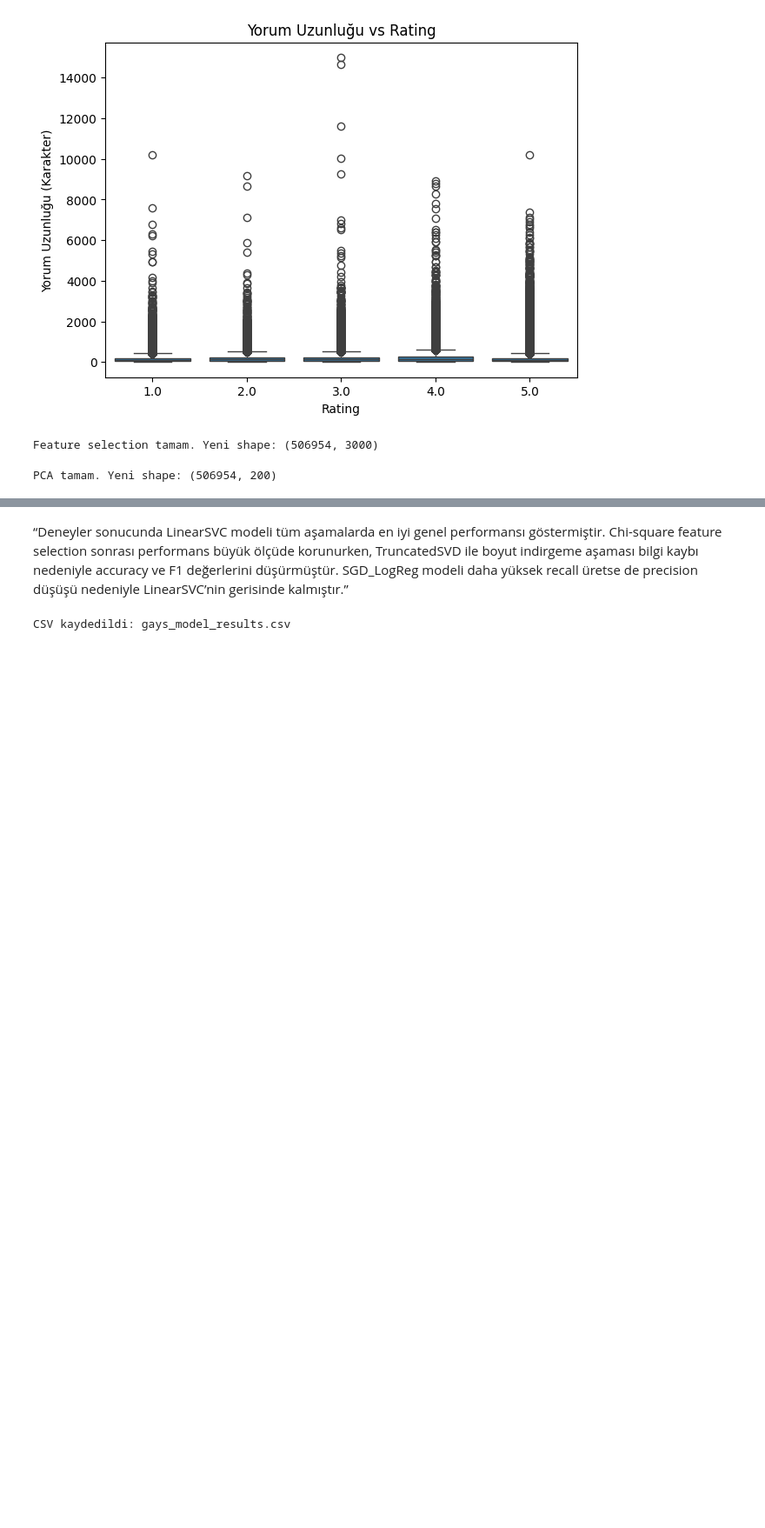
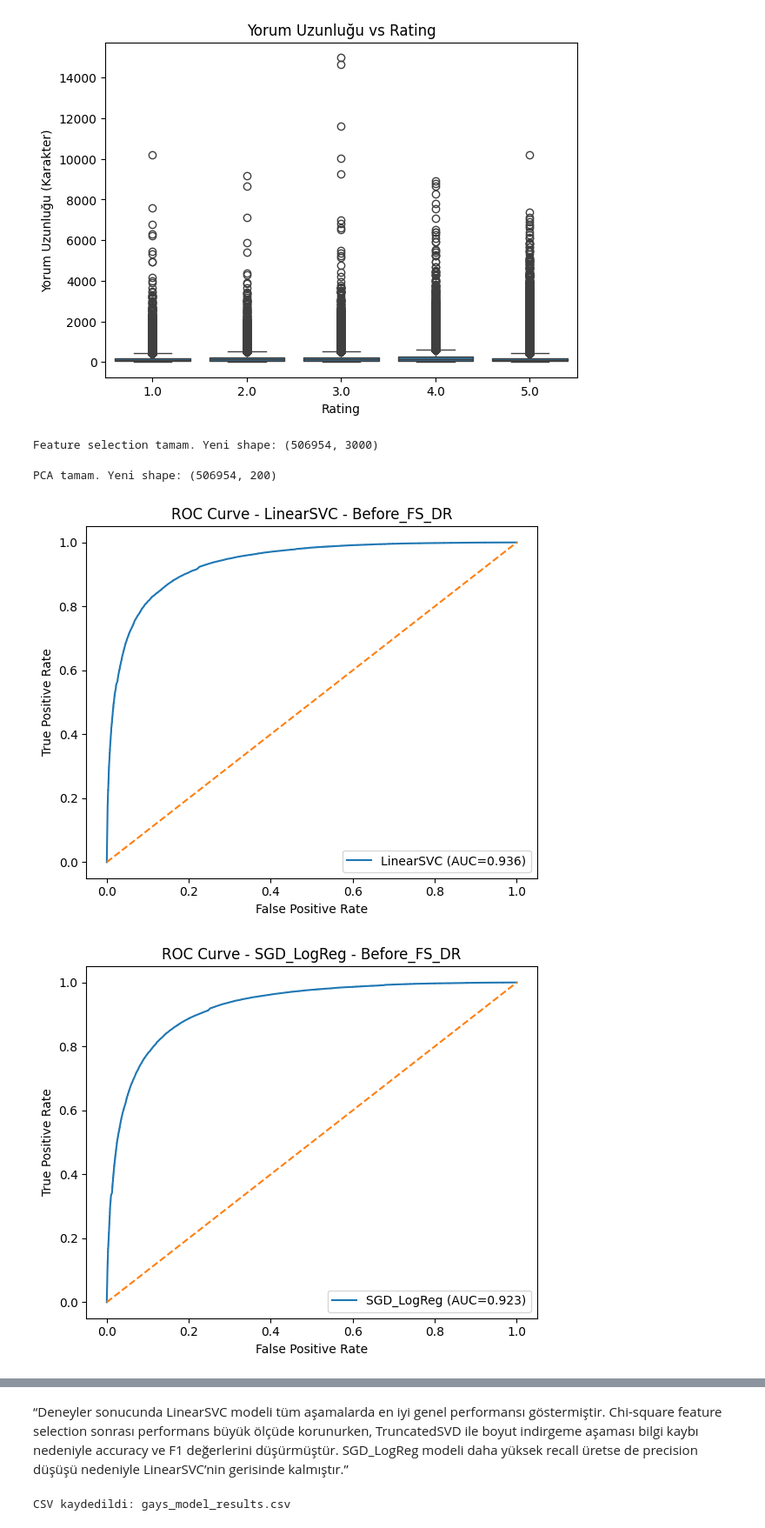
Before and after one commit to evil1341/Semicolon, a Jupyter notebook: Gays_Harmuş_22040301144_Semicolon_1.ipynb, the cells around one changed output, grey strips where cells are left out. Shown at 87% size. Cells and saved outputs as stored; diff of their text form; code cells hidden in the pictures; blank space fills up the shorter version.

```diff
--- a/Gays_Harmuş_22040301144_Semicolon_1.ipynb
+++ b/Gays_Harmuş_22040301144_Semicolon_1.ipynb
@@ -590,12 +590,18 @@ Bu dosyalar ekip üyelerinin model geliştirme aşamalarında eksiksiz şekilde
 from sklearn.model_selection import train_test_split
 # %%
 # Veri kümesini eğitim ve test olarak bölüyoruz
-# %80 eğitim, %20 test verisi olarak ayrılır
 X = merged_df["text"]
 y = merged_df["rating"]
 
+# Binary label önce (classification için)
+y_bin = (y >= 4).astype(int)
+
 X_train, X_test, y_train, y_test = train_test_split(
-    X, y, test_size=0.2, random_state=42
+    X,
+    y,
+    test_size=0.2,
+    random_state=42,
+    stratify=y_bin
 )
 # %% [markdown]
 Data Splitting (Train/Test Split)
@@ -844,8 +853,10 @@ plt.show()
 # %%
 from sklearn.feature_selection import SelectKBest, chi2
 
+y_train_bin = (y_train >= 4).astype(int)
+
 selector = SelectKBest(chi2, k=3000)
-X_train_fs = selector.fit_transform(X_train_tfidf, y_train)
+X_train_fs = selector.fit_transform(X_train_tfidf, y_train_bin)
 X_test_fs = selector.transform(X_test_tfidf)
 
 print("Feature selection tamam. Yeni shape:", X_train_fs.shape)
@@ -862,44 +873,82 @@ print("PCA tamam. Yeni shape:", X_train_pca.shape)
 # %% [output]
 PCA tamam. Yeni shape: (506954, 200)
 # %%
-from sklearn.metrics import accuracy_score, precision_score, recall_score, f1_score
+from sklearn.metrics import (
+    accuracy_score, precision_score, recall_score, f1_score,
+    roc_auc_score, roc_curve
+)
 from sklearn.svm import LinearSVC
 from sklearn.linear_model import SGDClassifier
+import matplotlib.pyplot as plt
+import os
+
+os.makedirs("outputs/roc_curves_base", exist_ok=True)
 
 # 1) Rating -> Binary (4-5 pozitif =1, 1-3 negatif =0)
 y_train_bin = (y_train >= 4).astype(int)
-y_test_bin  = (y_test >= 4).astype(int)
+y_test_bin  = (y_test  >= 4).astype(int)
 
-# 2) İki basit base model
+# 2) Base models
 models = {
     "LinearSVC": LinearSVC(),
     "SGD_LogReg": SGDClassifier(loss="log_loss", random_state=42, max_iter=1000)
 }
 
-# 3) Üç farklı veri aşaması
+# 3) Stages
 experiments = [
     ("Before_FS_DR",   X_train_tfidf, X_test_tfidf),
     ("After_FS(Chi2)", X_train_fs,    X_test_fs),
     ("After_DR(SVD)",  X_train_pca,   X_test_pca)
 ]
 
+def get_scores(model, X):
+    # ROC/AUC için continuous score
+    if hasattr(model, "predict_proba"):
+        return model.predict_proba(X)[:, 1]
+    if hasattr(model, "decision_function"):
+        return model.decision_function(X)
+    return None
+
 results = []
 
-# 4) Eğitim + Değerlendirme
 for stage, Xtr, Xte in experiments:
     for name, model in models.items():
         model.fit(Xtr, y_train_bin)
         y_pred = model.predict(Xte)
 
-        results.append({
+        row = {
             "stage": stage,
             "model": name,
             "accuracy":  accuracy_score(y_test_bin, y_pred),
             "precision": precision_score(y_test_bin, y_pred, zero_division=0),
             "recall":    recall_score(y_test_bin, y_pred, zero_division=0),
-            "f1":        f1_score(y_test_bin, y_pred, zero_division=0)
-        })
+            "f1":        f1_score(y_test_bin, y_pred, zero_division=0),
+            "auc": None
+        }
+
+        scores = get_scores(model, Xte)
+        if scores is not None:
+            row["auc"] = roc_auc_score(y_test_bin, scores)
+
+            fpr, tpr, _ = roc_curve(y_test_bin, scores)
+            plt.figure(figsize=(6, 5))
+            plt.plot(fpr, tpr, label=f"{name} (AUC={row['auc']:.3f})")
+            plt.plot([0, 1], [0, 1], linestyle="--")
+            plt.title(f"ROC Curve - {name} - {stage}")
+            plt.xlabel("False Positive Rate")
+            plt.ylabel("True Positive Rate")
+            plt.legend(loc="lower right")
+            plt.tight_layout()
+            plt.savefig(f"outputs/roc_curves_base/ROC_{name}_{stage}.png", dpi=200)
+            plt.show()
+
+        results.append(row)
 
 results_df = pd.DataFrame(results)
 print(results_df)
+
+results_df.to_csv("outputs/base_model_results_with_auc.csv", index=False, encoding="utf-8-sig")
+print("CSV kaydedildi: outputs/base_model_results_with_auc.csv")
 # %% [output]
+[figure, added]
+[figure, added]
```
Also changed, not shown: parts of 11 cells of this notebook, 4 other files.
